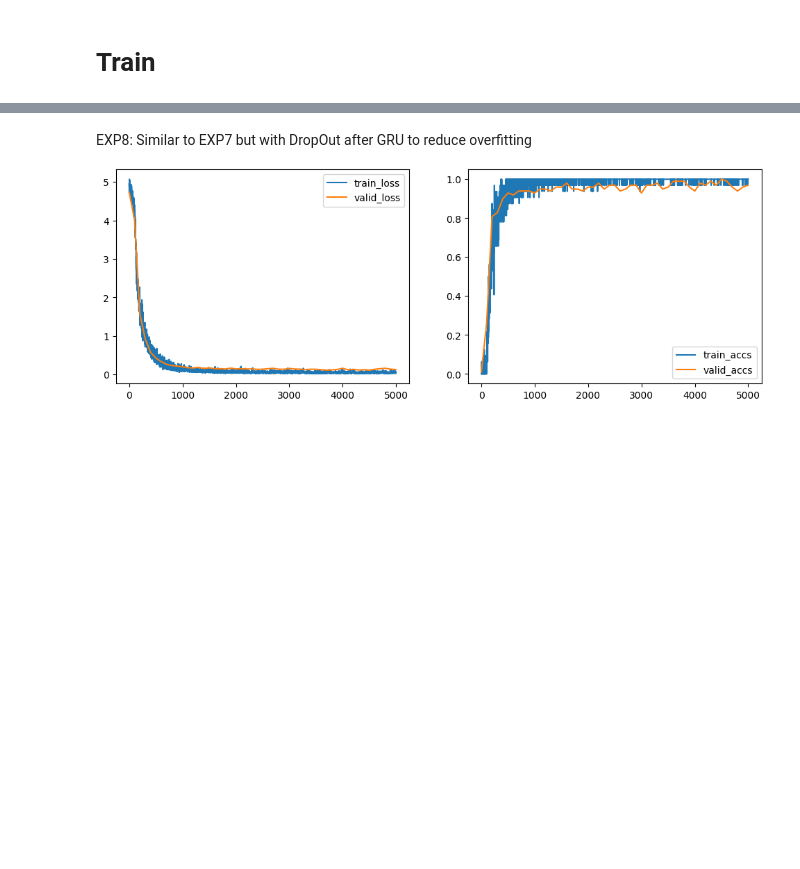
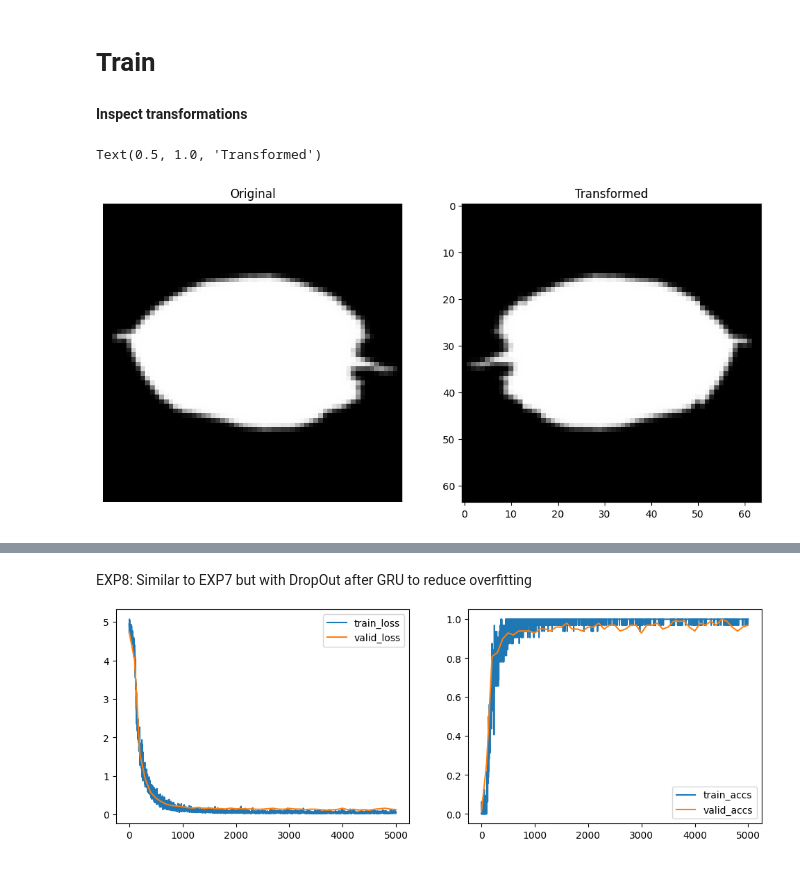
Before and after one commit to jalkestrup/dtu-deep-learning, a Jupyter notebook: 6_Mini_Project/6.1-EXE-Kaggle-Leaf-Challenge.ipynb, the cells around one changed output, grey strips where cells are left out. Drawn from its saved outputs; the diff is of its cells as text; code cells hidden in the pictures; blank space fills up the shorter version.

```diff
--- a/6_Mini_Project/6.1-EXE-Kaggle-Leaf-Challenge.ipynb
+++ b/6_Mini_Project/6.1-EXE-Kaggle-Leaf-Challenge.ipynb
@@ -1021,6 +1115,29 @@ img_transform = T.Compose([
     #T.RandomAffine(degrees=3, shear=2),       # Apply random affine transformation (rotation, shear)
     T.ToTensor(),                              # Convert to PyTorch tensor
 ])
+# %% [markdown]
+**Inspect transformations**
+# %%
+# Select a random image
+idx = np.random.randint(0, len(data.train['images']))
+image_np = data.train['images'][idx]
+
+# Convert to PIL Image
+image_pil = numpy_to_pil(image_np)
+# Apply transformation
+image_transformed = img_transform(image_pil)
+#display
+plt.figure(figsize=(12, 6))
+plt.subplot(1, 2,1)
+plt.imshow(image_pil, cmap='gray')
+plt.title('Original')
+plt.axis('off')
+plt.subplot(1, 2, 2)
+plt.imshow(image_transformed.permute(1, 2, 0), cmap='gray')
+plt.title('Transformed')
+# %% [output]
+Text(0.5, 1.0, 'Transformed')
+[figure, added]
 # %%
 # Setup settings for training
 VALIDATION_SIZE = 0.3 # 0.1 is ~ 100 samples for validation
```
Also changed, not shown: parts of 30 cells of this notebook, 2 other files.
